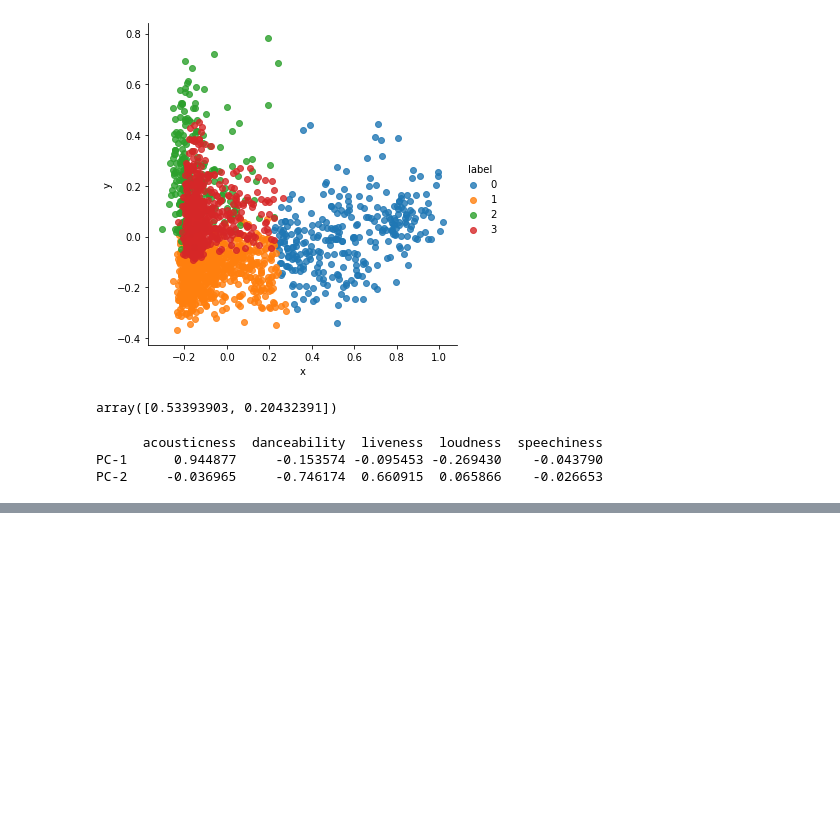
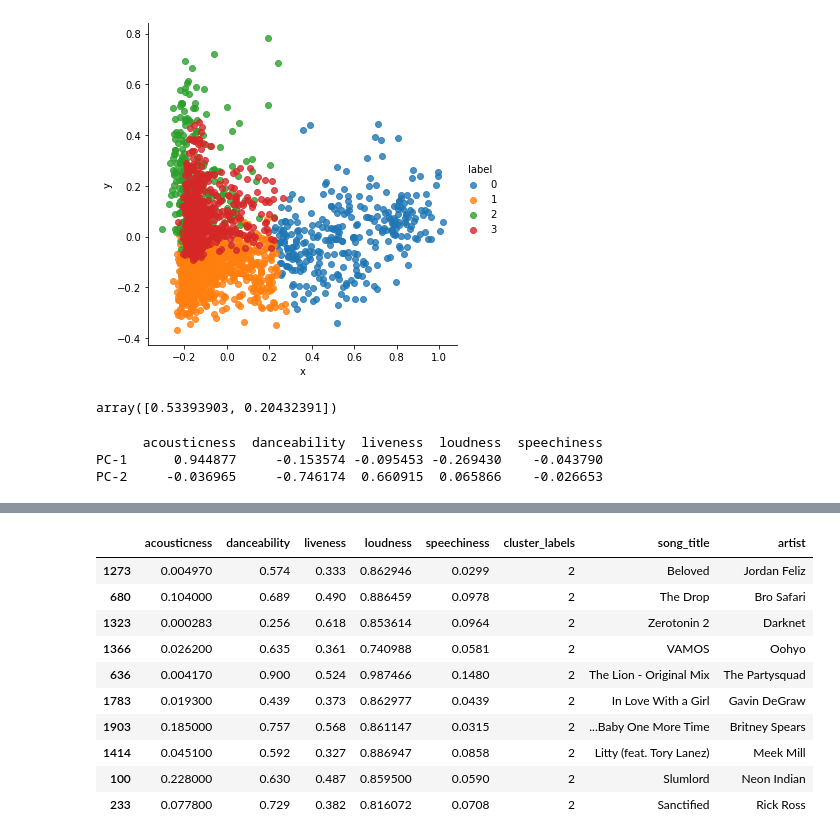
Before and after one commit to Devanshi-123/Mood-Detection, a Jupyter notebook: Mood_Prediction.ipynb, the cells around one changed output, grey strips where cells are left out. Cells and saved outputs as stored; diff of their text form; code cells hidden in the pictures; blank space fills up the shorter version.

```diff
--- a/Mood_Prediction.ipynb
+++ b/Mood_Prediction.ipynb
@@ -294,0 +362,15 @@ PC-2     -0.036965     -0.746174  0.660915  0.065866    -0.026653
+# %%
+#Analysing the third cluster
+features[features['cluster_labels']==2].head(10)
+# %% [output]
+|  | acousticness | danceability | liveness | loudness | speechiness | cluster_labels | song_title | artist |
+| 1273 | 0.004970 | 0.574 | 0.333 | 0.862946 | 0.0299 | 2 | Beloved | Jordan Feliz |
+| 680 | 0.104000 | 0.689 | 0.490 | 0.886459 | 0.0978 | 2 | The Drop | Bro Safari |
+| 1323 | 0.000283 | 0.256 | 0.618 | 0.853614 | 0.0964 | 2 | Zerotonin 2 | Darknet |
+| 1366 | 0.026200 | 0.635 | 0.361 | 0.740988 | 0.0581 | 2 | VAMOS | Oohyo |
+| 636 | 0.004170 | 0.900 | 0.524 | 0.987466 | 0.1480 | 2 | The Lion - Original Mix | The Partysquad |
+| 1783 | 0.019300 | 0.439 | 0.373 | 0.862977 | 0.0439 | 2 | In Love With a Girl | Gavin DeGraw |
+| 1903 | 0.185000 | 0.757 | 0.568 | 0.861147 | 0.0315 | 2 | ...Baby One More Time | Britney Spears |
+| 1414 | 0.045100 | 0.592 | 0.327 | 0.886947 | 0.0858 | 2 | Litty (feat. Tory Lanez) | Meek Mill |
+| 100 | 0.228000 | 0.630 | 0.487 | 0.859500 | 0.0590 | 2 | Slumlord | Neon Indian |
+| 233 | 0.077800 | 0.729 | 0.382 | 0.816072 | 0.0708 | 2 | Sanctified | Rick Ross |
```
Also changed, not shown: parts of 10 cells of this notebook.
